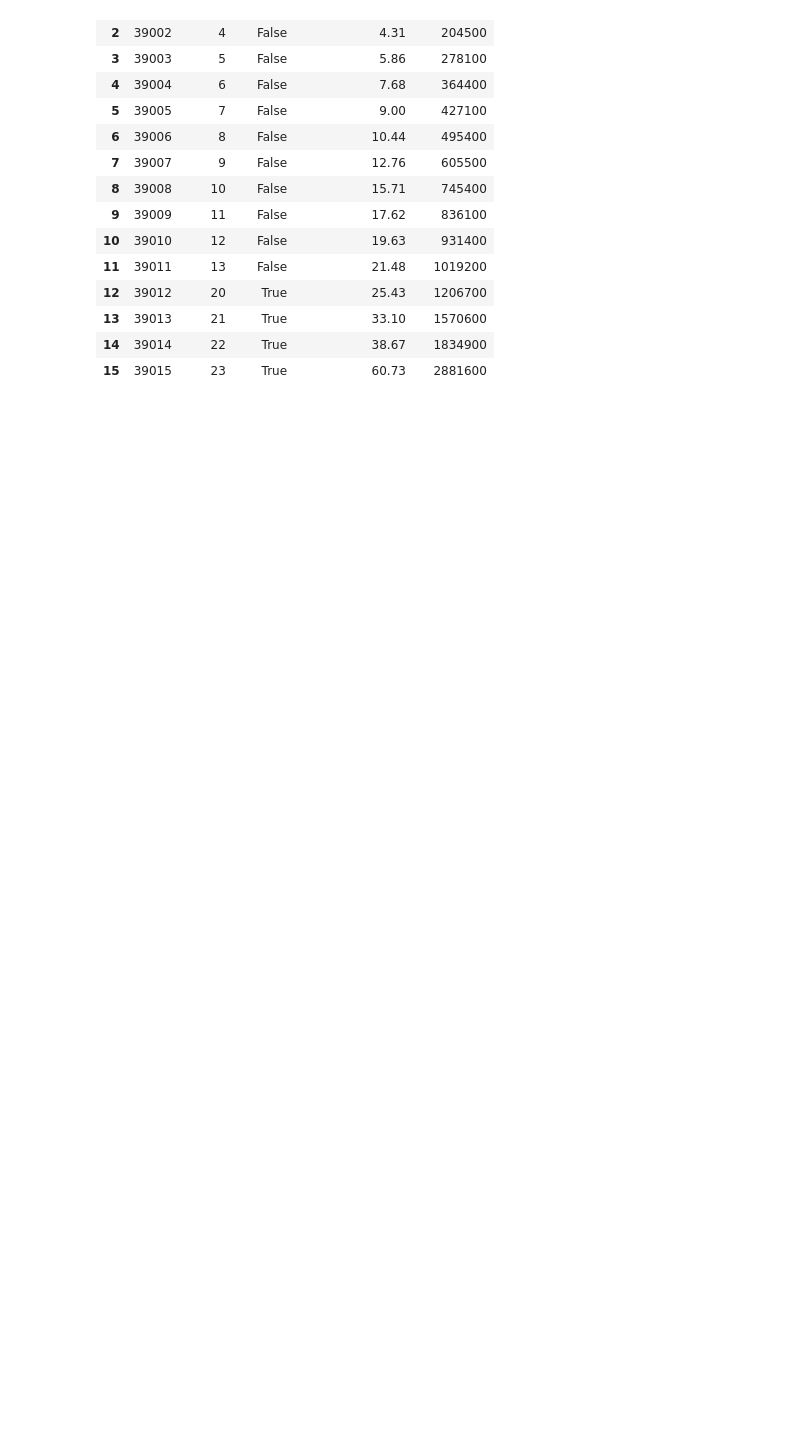
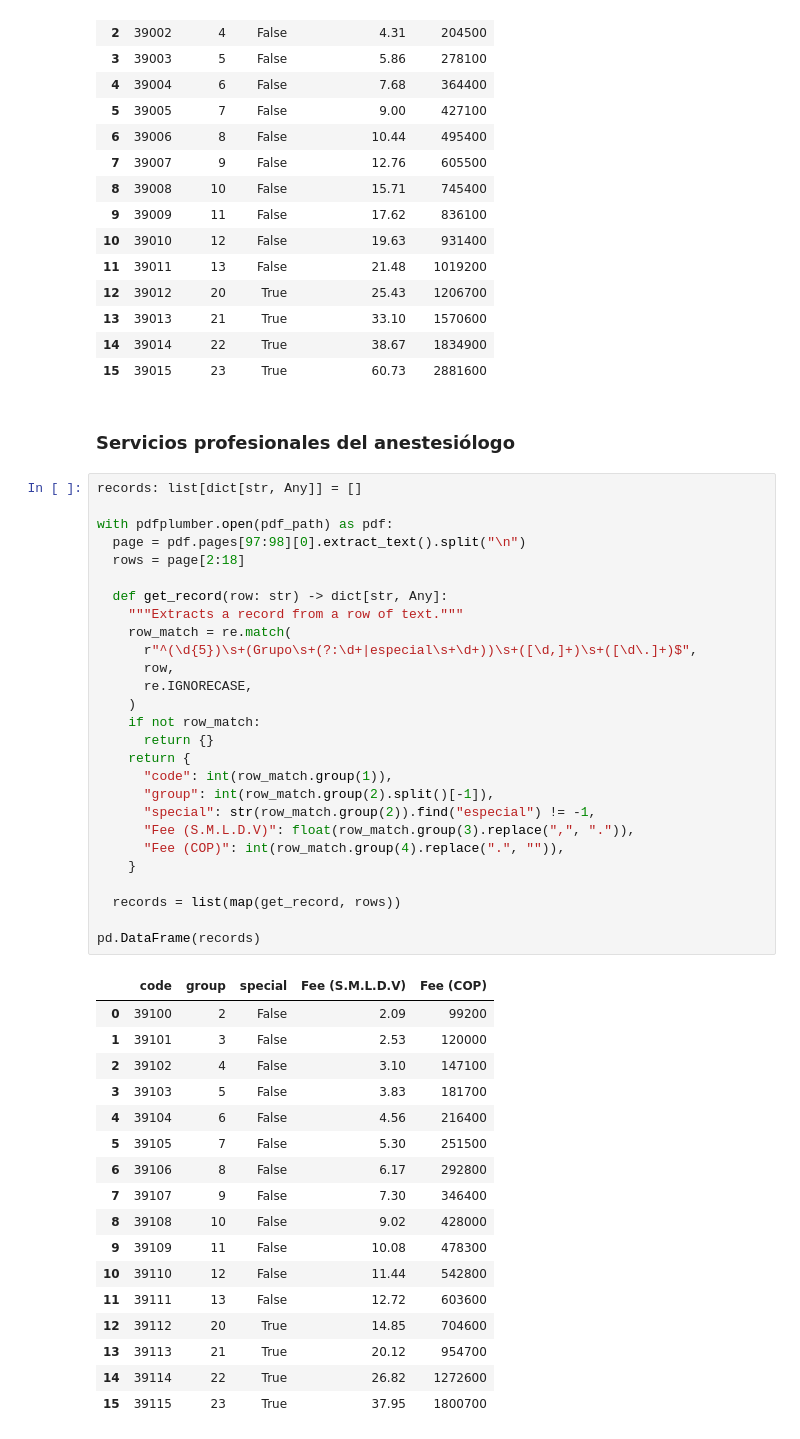
Before and after one commit to smaje99/soat-traffic-extractor-cidti, a Jupyter notebook: notebooks/extract_cap3.ipynb, the cells around one changed output. Drawn from its saved outputs; the diff is of its cells as text; blank space fills up the shorter version.

```diff
--- a/notebooks/extract_cap3.ipynb
+++ b/notebooks/extract_cap3.ipynb
@@ -173,3 +173,50 @@ pd.DataFrame(records)
 | 13 | 39013 | 21 | True | 33.10 | 1570600 |
 | 14 | 39014 | 22 | True | 38.67 | 1834900 |
 | 15 | 39015 | 23 | True | 60.73 | 2881600 |
+# %% [markdown]
+### Servicios profesionales del anestesiólogo
+# %%
+records: list[dict[str, Any]] = []
+
+with pdfplumber.open(pdf_path) as pdf:
+  page = pdf.pages[97:98][0].extract_text().split("\n")
+  rows = page[2:18]
+
+  def get_record(row: str) -> dict[str, Any]:
+    """Extracts a record from a row of text."""
+    row_match = re.match(
+      r"^(\d{5})\s+(Grupo\s+(?:\d+|especial\s+\d+))\s+([\d,]+)\s+([\d\.]+)$",
+      row,
+      re.IGNORECASE,
+    )
+    if not row_match:
+      return {}
+    return {
+      "code": int(row_match.group(1)),
+      "group": int(row_match.group(2).split()[-1]),
+      "special": str(row_match.group(2)).find("especial") != -1,
+      "Fee (S.M.L.D.V)": float(row_match.group(3).replace(",", ".")),
+      "Fee (COP)": int(row_match.group(4).replace(".", "")),
+    }
+
+  records = list(map(get_record, rows))
+
+pd.DataFrame(records)
+# %% [output]
+|  | code | group | special | Fee (S.M.L.D.V) | Fee (COP) |
+| 0 | 39100 | 2 | False | 2.09 | 99200 |
+| 1 | 39101 | 3 | False | 2.53 | 120000 |
+| 2 | 39102 | 4 | False | 3.10 | 147100 |
+| 3 | 39103 | 5 | False | 3.83 | 181700 |
+| 4 | 39104 | 6 | False | 4.56 | 216400 |
+| 5 | 39105 | 7 | False | 5.30 | 251500 |
+| 6 | 39106 | 8 | False | 6.17 | 292800 |
+| 7 | 39107 | 9 | False | 7.30 | 346400 |
+| 8 | 39108 | 10 | False | 9.02 | 428000 |
+| 9 | 39109 | 11 | False | 10.08 | 478300 |
+| 10 | 39110 | 12 | False | 11.44 | 542800 |
+| 11 | 39111 | 13 | False | 12.72 | 603600 |
+| 12 | 39112 | 20 | True | 14.85 | 704600 |
+| 13 | 39113 | 21 | True | 20.12 | 954700 |
+| 14 | 39114 | 22 | True | 26.82 | 1272600 |
+| 15 | 39115 | 23 | True | 37.95 | 1800700 |
```
